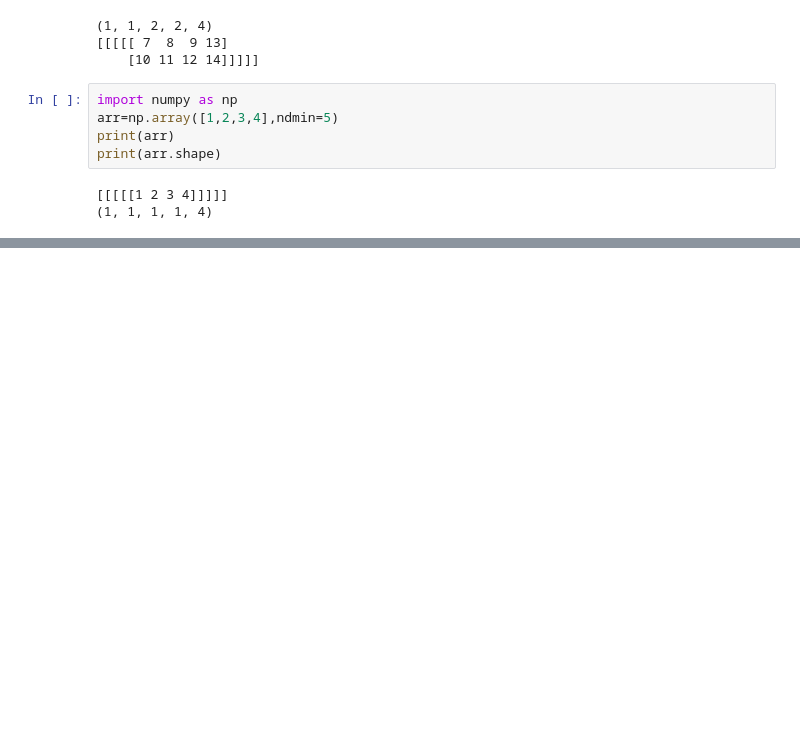
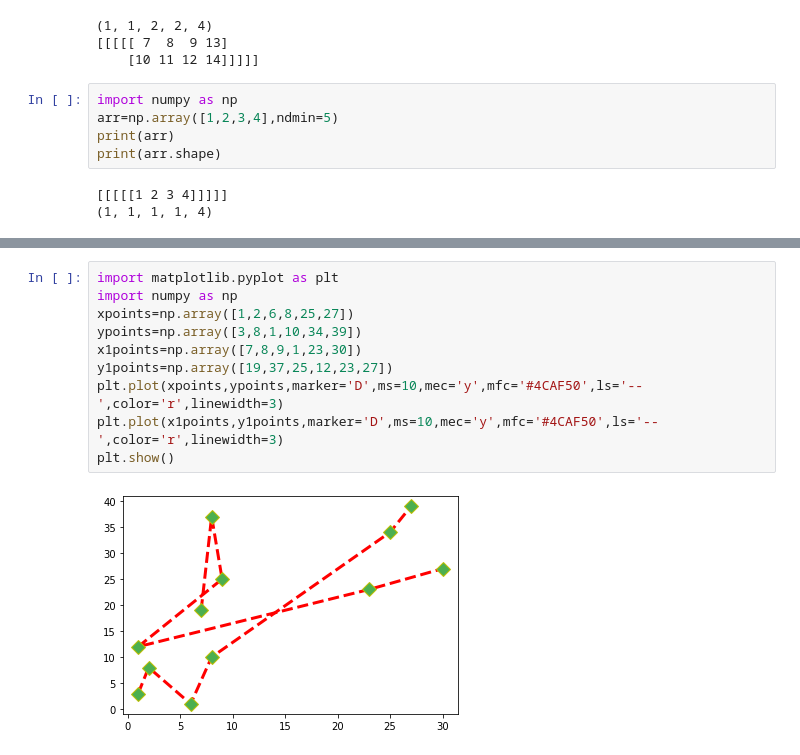
Before and after one commit to erdarshilai/Python, a Jupyter notebook: ch-9.ipynb, the cells around one changed output, grey strips where cells are left out. Cells and saved outputs as stored; diff of their text form; blank space fills up the shorter version.

```diff
--- a/ch-9.ipynb
+++ b/ch-9.ipynb
@@ -263,0 +550,12 @@ print(arr.shape)
+# %%
+import matplotlib.pyplot as plt
+import numpy as np
+xpoints=np.array([1,2,6,8,25,27])
+ypoints=np.array([3,8,1,10,34,39])
+x1points=np.array([7,8,9,1,23,30])
+y1points=np.array([19,37,25,12,23,27])
+plt.plot(xpoints,ypoints,marker='D',ms=10,mec='y',mfc='#4CAF50',ls='--',color='r',linewidth=3)
+plt.plot(x1points,y1points,marker='D',ms=10,mec='y',mfc='#4CAF50',ls='--',color='r',linewidth=3)
+plt.show()
+# %% [output]
+[figure, added]
```
Also changed, not shown: parts of 35 cells of this notebook.
